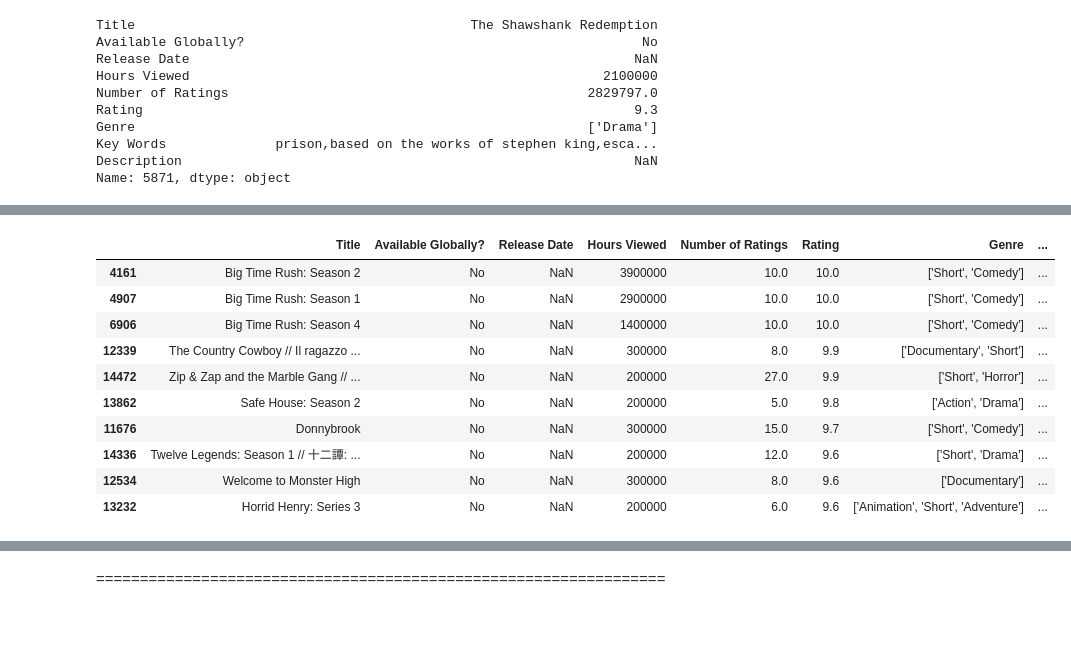
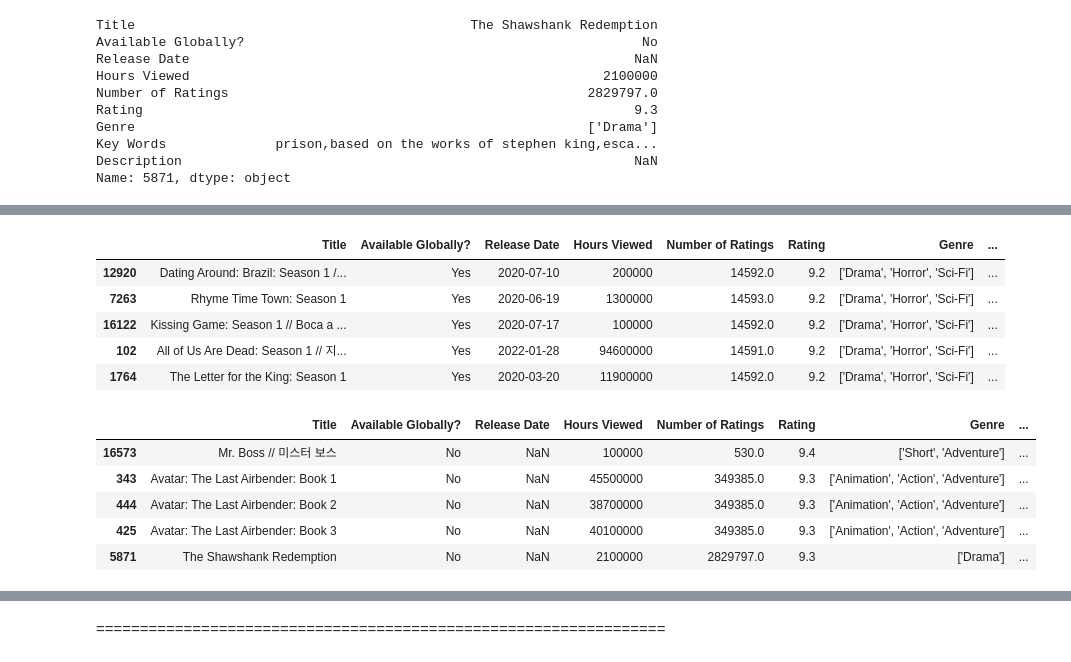
Before and after one commit to Kestrel86/netflixEDA, a Jupyter notebook: netflixEDA.ipynb, the cells around one changed output, grey strips where cells are left out. Cells and saved outputs as stored; diff of their text form; code cells hidden in the pictures; blank space fills up the shorter version.

```diff
--- a/netflixEDA.ipynb
+++ b/netflixEDA.ipynb
@@ -171,14 +193,20 @@ Name: 5871, dtype: object
+# %%
+df_filtered = df.loc[(df['Available Globally?'] == 'Yes')].sort_values('Rating',ascending=False)
+df_filtered.loc[(df_filtered['Number of Ratings'] >= 500)].sort_values('Rating',ascending=False).head(5)
+# %% [output]
+|  | Title | Available Globally? | Release Date | Hours Viewed | Number of Ratings | Rating | Genre | ... |
+| 12920 | Dating Around: Brazil: Season 1 /... | Yes | 2020-07-10 | 200000 | 14592.0 | 9.2 | ['Drama', 'Horror', 'Sci-Fi'] | ... |
+| 7263 | Rhyme Time Town: Season 1 | Yes | 2020-06-19 | 1300000 | 14593.0 | 9.2 | ['Drama', 'Horror', 'Sci-Fi'] | ... |
+| 16122 | Kissing Game: Season 1 // Boca a ... | Yes | 2020-07-17 | 100000 | 14592.0 | 9.2 | ['Drama', 'Horror', 'Sci-Fi'] | ... |
+| 102 | All of Us Are Dead: Season 1 // 지... | Yes | 2022-01-28 | 94600000 | 14591.0 | 9.2 | ['Drama', 'Horror', 'Sci-Fi'] | ... |
+| 1764 | The Letter for the King: Season 1 | Yes | 2020-03-20 | 11900000 | 14592.0 | 9.2 | ['Drama', 'Horror', 'Sci-Fi'] | ... |
 # %%
-df.loc[(df['Available Globally?'] == 'No')].sort_values('Rating', ascending= False).head(10)
+df_filtered_nonGlobal = df.loc[(df['Available Globally?'] == 'No')].sort_values('Rating',ascending=False)
+df_filtered_nonGlobal.loc[(df_filtered_nonGlobal['Number of Ratings'] >= 500)].head(5)
 # %% [output]
 |  | Title | Available Globally? | Release Date | Hours Viewed | Number of Ratings | Rating | Genre | ... |
-| 4161 | Big Time Rush: Season 2 | No | NaN | 3900000 | 10.0 | 10.0 | ['Short', 'Comedy'] | ... |
-| 4907 | Big Time Rush: Season 1 | No | NaN | 2900000 | 10.0 | 10.0 | ['Short', 'Comedy'] | ... |
-| 6906 | Big Time Rush: Season 4 | No | NaN | 1400000 | 10.0 | 10.0 | ['Short', 'Comedy'] | ... |
-| 12339 | The Country Cowboy // Il ragazzo ... | No | NaN | 300000 | 8.0 | 9.9 | ['Documentary', 'Short'] | ... |
-| 14472 | Zip & Zap and the Marble Gang // ... | No | NaN | 200000 | 27.0 | 9.9 | ['Short', 'Horror'] | ... |
-| 13862 | Safe House: Season 2 | No | NaN | 200000 | 5.0 | 9.8 | ['Action', 'Drama'] | ... |
-| 11676 | Donnybrook | No | NaN | 300000 | 15.0 | 9.7 | ['Short', 'Comedy'] | ... |
-| 14336 | Twelve Legends: Season 1 // 十二譚: ... | No | NaN | 200000 | 12.0 | 9.6 | ['Short', 'Drama'] | ... |
-| 12534 | Welcome to Monster High | No | NaN | 300000 | 8.0 | 9.6 | ['Documentary'] | ... |
-| 13232 | Horrid Henry: Series 3 | No | NaN | 200000 | 6.0 | 9.6 | ['Animation', 'Short', 'Adventure'] | ... |
+| 16573 | Mr. Boss // 미스터 보스 | No | NaN | 100000 | 530.0 | 9.4 | ['Short', 'Adventure'] | ... |
+| 343 | Avatar: The Last Airbender: Book 1 | No | NaN | 45500000 | 349385.0 | 9.3 | ['Animation', 'Action', 'Adventure'] | ... |
+| 444 | Avatar: The Last Airbender: Book 2 | No | NaN | 38700000 | 349385.0 | 9.3 | ['Animation', 'Action', 'Adventure'] | ... |
+| 425 | Avatar: The Last Airbender: Book 3 | No | NaN | 40100000 | 349385.0 | 9.3 | ['Animation', 'Action', 'Adventure'] | ... |
+| 5871 | The Shawshank Redemption | No | NaN | 2100000 | 2829797.0 | 9.3 | ['Drama'] | ... |
```
Also changed, not shown: parts of 32 cells of this notebook.
